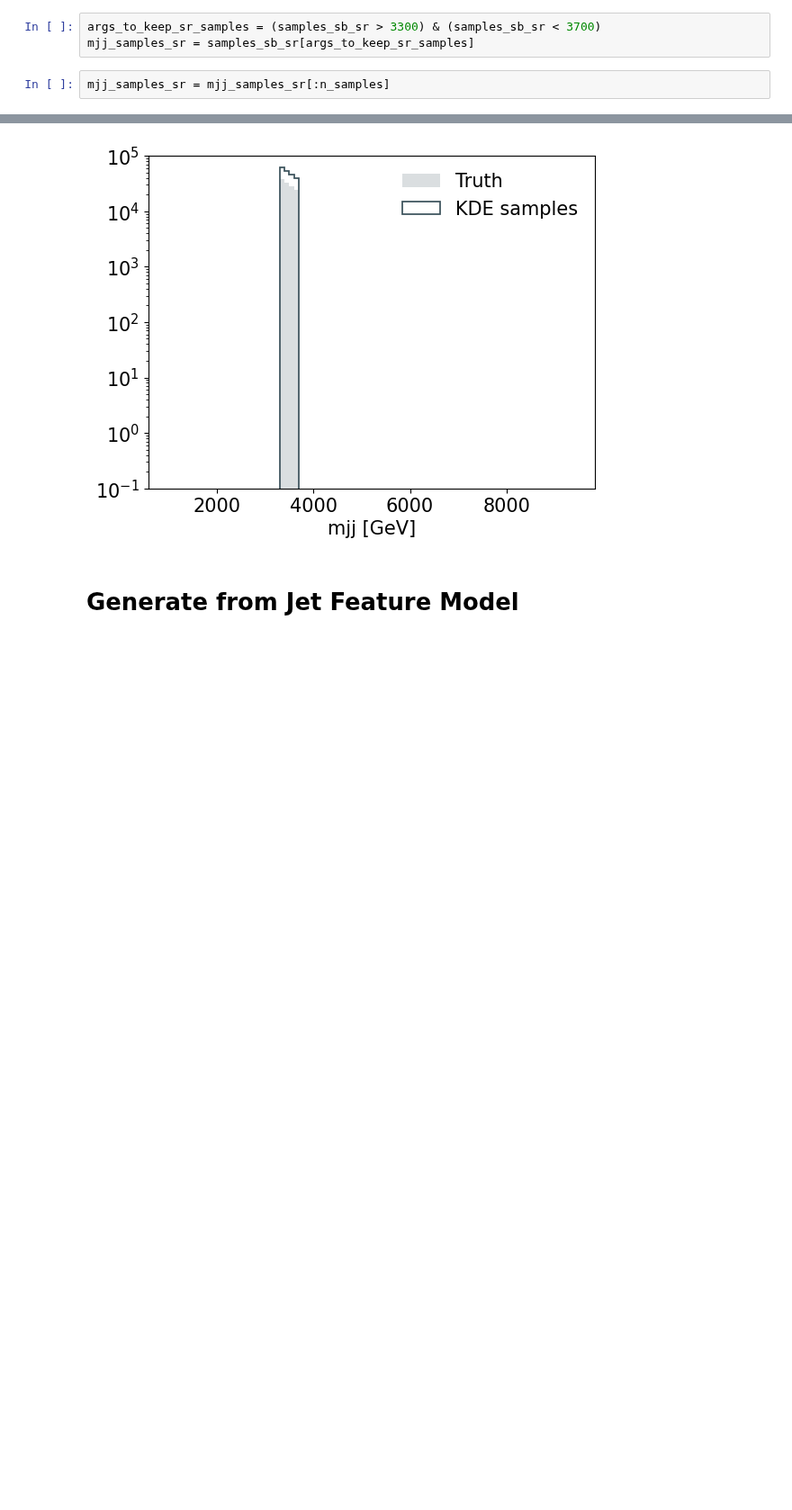
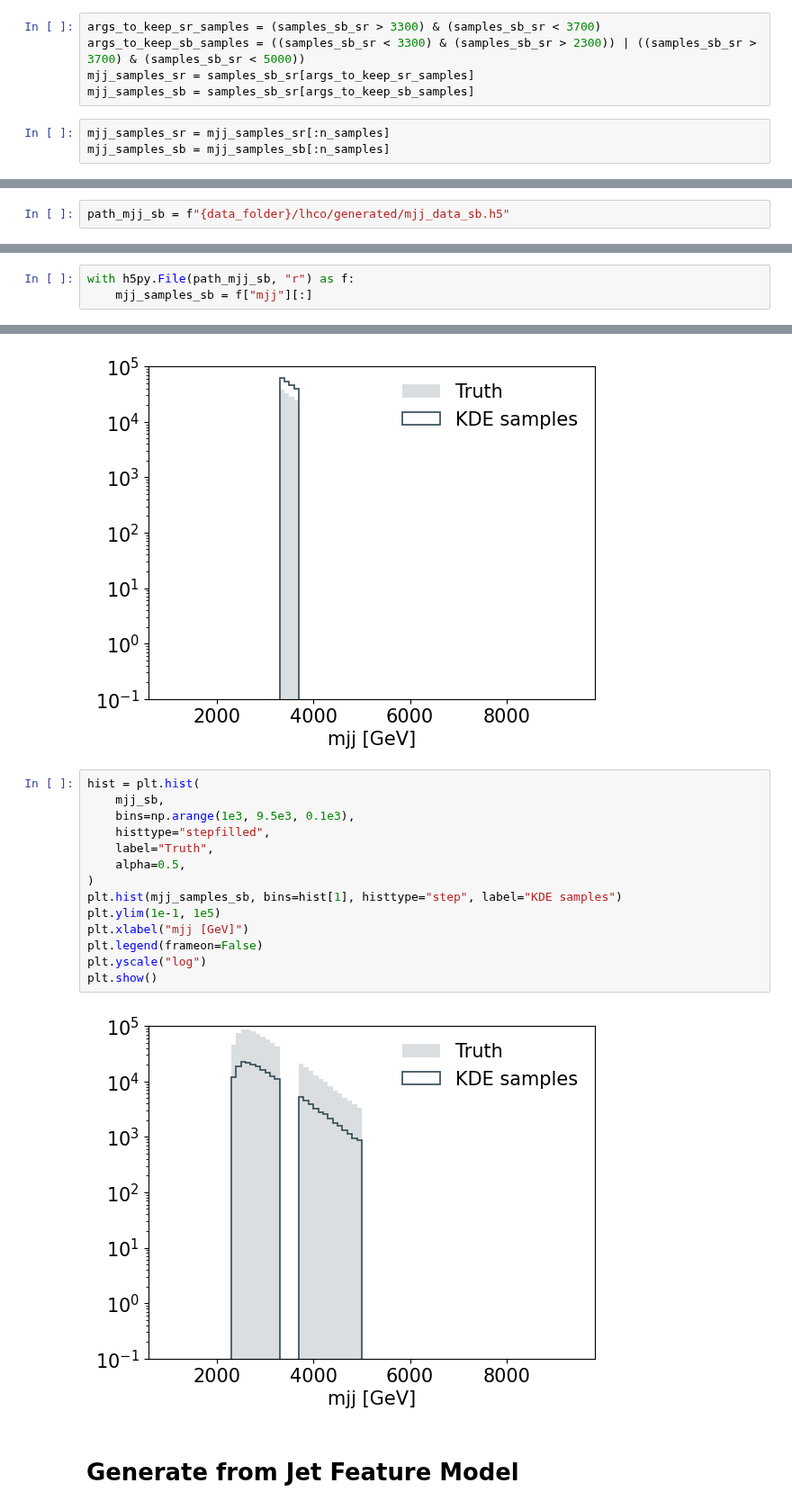
Before and after one commit to ewencedr/particle_fm, a Jupyter notebook: notebooks/25_lhco_full_eval.ipynb, the cells around one changed output, grey strips where cells are left out. Shown at 90% size. Drawn from its saved outputs; the diff is of its cells as text; blank space fills up the shorter version.

```diff
--- a/notebooks/25_lhco_full_eval.ipynb
+++ b/notebooks/25_lhco_full_eval.ipynb
@@ -121,10 +121,15 @@ plt.show()
 # %%
 args_to_keep_sr_samples = (samples_sb_sr > 3300) & (samples_sb_sr < 3700)
+args_to_keep_sb_samples = ((samples_sb_sr < 3300) & (samples_sb_sr > 2300)) | ((samples_sb_sr > 3700) & (samples_sb_sr < 5000))
 mjj_samples_sr = samples_sb_sr[args_to_keep_sr_samples]
+mjj_samples_sb = samples_sb_sr[args_to_keep_sb_samples]
 # %%
 mjj_samples_sr = mjj_samples_sr[:n_samples]
+mjj_samples_sb = mjj_samples_sb[:n_samples]
 # %%
 path_mjj = f"{data_folder}/lhco/generated/mjj_data.h5"
+# %%
+path_mjj_sb = f"{data_folder}/lhco/generated/mjj_data_sb.h5"
 # %%
 # with h5py.File(path_mjj, "w") as f:
 #    f.create_dataset("mjj", data=mjj_samples_sr)
@@ -131,6 +139,9 @@ path_mjj = f"{data_folder}/lhco/generated/mjj_data.h5"
 # %%
 with h5py.File(path_mjj, "r") as f:
     mjj_samples_sr = f["mjj"][:]
+# %%
+with h5py.File(path_mjj_sb, "r") as f:
+    mjj_samples_sb = f["mjj"][:]
 # %%
 print(mjj_samples_sr.shape)
 # %% [output]
@@ -151,6 +162,22 @@ plt.yscale("log")
 plt.show()
 # %% [output]
 [figure]
+# %%
+hist = plt.hist(
+    mjj_sb,
+    bins=np.arange(1e3, 9.5e3, 0.1e3),
+    histtype="stepfilled",
+    label="Truth",
+    alpha=0.5,
+)
+plt.hist(mjj_samples_sb, bins=hist[1], histtype="step", label="KDE samples")
+plt.ylim(1e-1, 1e5)
+plt.xlabel("mjj [GeV]")
+plt.legend(frameon=False)
+plt.yscale("log")
+plt.show()
+# %% [output]
+[figure, added]
 # %% [markdown]
 # Generate from Jet Feature Model
 # %% [markdown]
```
Also changed, not shown: parts of 28 cells of this notebook.
